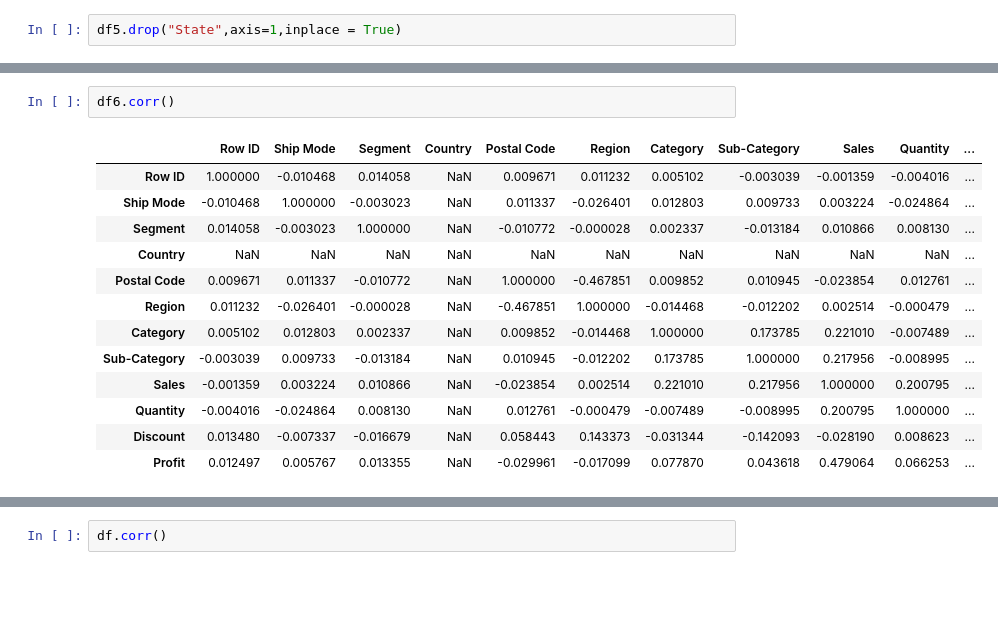
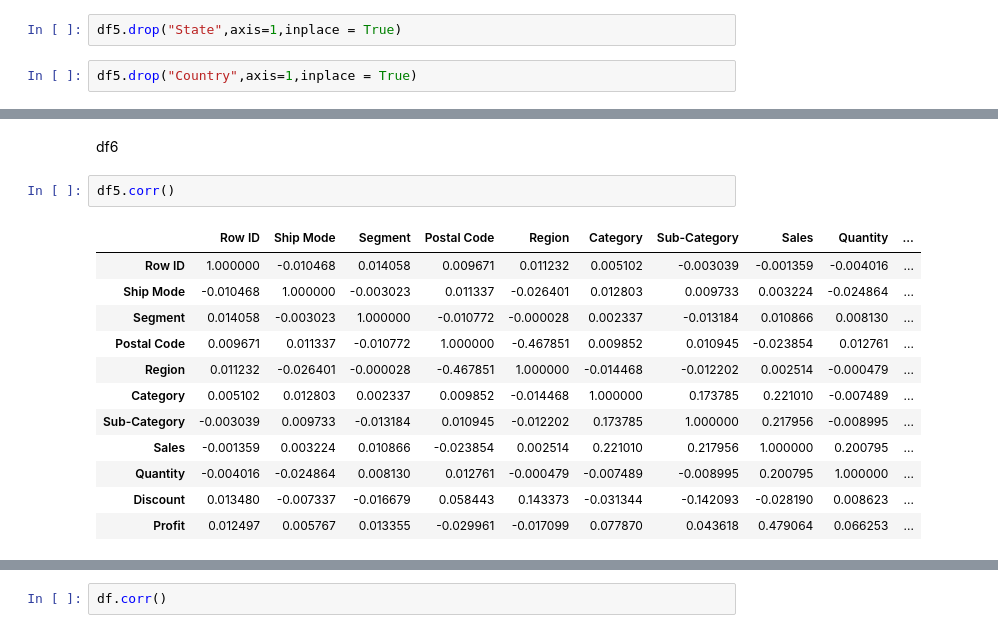
Before and after one commit to SOWMIYA2003/Ex-08-Data-Visualization-, a Jupyter notebook: heatmap.ipynb, the cells around one changed output, grey strips where cells are left out. Saved outputs shown, nothing was run; the diff lists cells and outputs as text; blank space fills up the shorter version.

```diff
--- a/heatmap.ipynb
+++ b/heatmap.ipynb
@@ -169,3 +169,5 @@ df5.drop("Product ID",axis=1,inplace = True)
 df5.drop("Product Name",axis=1,inplace = True)
 # %%
 df5.drop("State",axis=1,inplace = True)
+# %%
+df5.drop("Country",axis=1,inplace = True)
@@ -226,19 +192,20 @@ df6
+# %% [markdown]
+df6
 # %%
-df6.corr()
+df5.corr()
 # %% [output]
-|  | Row ID | Ship Mode | Segment | Country | Postal Code | Region | Category | Sub-Category | Sales | Quantity | ... |
-| Row ID | 1.000000 | -0.010468 | 0.014058 | NaN | 0.009671 | 0.011232 | 0.005102 | -0.003039 | -0.001359 | -0.004016 | ... |
-| Ship Mode | -0.010468 | 1.000000 | -0.003023 | NaN | 0.011337 | -0.026401 | 0.012803 | 0.009733 | 0.003224 | -0.024864 | ... |
-| Segment | 0.014058 | -0.003023 | 1.000000 | NaN | -0.010772 | -0.000028 | 0.002337 | -0.013184 | 0.010866 | 0.008130 | ... |
-| Country | NaN | NaN | NaN | NaN | NaN | NaN | NaN | NaN | NaN | NaN | ... |
-| Postal Code | 0.009671 | 0.011337 | -0.010772 | NaN | 1.000000 | -0.467851 | 0.009852 | 0.010945 | -0.023854 | 0.012761 | ... |
-| Region | 0.011232 | -0.026401 | -0.000028 | NaN | -0.467851 | 1.000000 | -0.014468 | -0.012202 | 0.002514 | -0.000479 | ... |
-| Category | 0.005102 | 0.012803 | 0.002337 | NaN | 0.009852 | -0.014468 | 1.000000 | 0.173785 | 0.221010 | -0.007489 | ... |
-| Sub-Category | -0.003039 | 0.009733 | -0.013184 | NaN | 0.010945 | -0.012202 | 0.173785 | 1.000000 | 0.217956 | -0.008995 | ... |
-| Sales | -0.001359 | 0.003224 | 0.010866 | NaN | -0.023854 | 0.002514 | 0.221010 | 0.217956 | 1.000000 | 0.200795 | ... |
-| Quantity | -0.004016 | -0.024864 | 0.008130 | NaN | 0.012761 | -0.000479 | -0.007489 | -0.008995 | 0.200795 | 1.000000 | ... |
-| Discount | 0.013480 | -0.007337 | -0.016679 | NaN | 0.058443 | 0.143373 | -0.031344 | -0.142093 | -0.028190 | 0.008623 | ... |
-| Profit | 0.012497 | 0.005767 | 0.013355 | NaN | -0.029961 | -0.017099 | 0.077870 | 0.043618 | 0.479064 | 0.066253 | ... |
+|  | Row ID | Ship Mode | Segment | Postal Code | Region | Category | Sub-Category | Sales | Quantity | ... |
+| Row ID | 1.000000 | -0.010468 | 0.014058 | 0.009671 | 0.011232 | 0.005102 | -0.003039 | -0.001359 | -0.004016 | ... |
+| Ship Mode | -0.010468 | 1.000000 | -0.003023 | 0.011337 | -0.026401 | 0.012803 | 0.009733 | 0.003224 | -0.024864 | ... |
+| Segment | 0.014058 | -0.003023 | 1.000000 | -0.010772 | -0.000028 | 0.002337 | -0.013184 | 0.010866 | 0.008130 | ... |
+| Postal Code | 0.009671 | 0.011337 | -0.010772 | 1.000000 | -0.467851 | 0.009852 | 0.010945 | -0.023854 | 0.012761 | ... |
+| Region | 0.011232 | -0.026401 | -0.000028 | -0.467851 | 1.000000 | -0.014468 | -0.012202 | 0.002514 | -0.000479 | ... |
+| Category | 0.005102 | 0.012803 | 0.002337 | 0.009852 | -0.014468 | 1.000000 | 0.173785 | 0.221010 | -0.007489 | ... |
+| Sub-Category | -0.003039 | 0.009733 | -0.013184 | 0.010945 | -0.012202 | 0.173785 | 1.000000 | 0.217956 | -0.008995 | ... |
+| Sales | -0.001359 | 0.003224 | 0.010866 | -0.023854 | 0.002514 | 0.221010 | 0.217956 | 1.000000 | 0.200795 | ... |
+| Quantity | -0.004016 | -0.024864 | 0.008130 | 0.012761 | -0.000479 | -0.007489 | -0.008995 | 0.200795 | 1.000000 | ... |
+| Discount | 0.013480 | -0.007337 | -0.016679 | 0.058443 | 0.143373 | -0.031344 | -0.142093 | -0.028190 | 0.008623 | ... |
+| Profit | 0.012497 | 0.005767 | 0.013355 | -0.029961 | -0.017099 | 0.077870 | 0.043618 | 0.479064 | 0.066253 | ... |
 # %%
 import seaborn as sns
 from matplotlib import pyplot as plt
```
Also changed, not shown: parts of 5 cells of this notebook, 4 other files.
